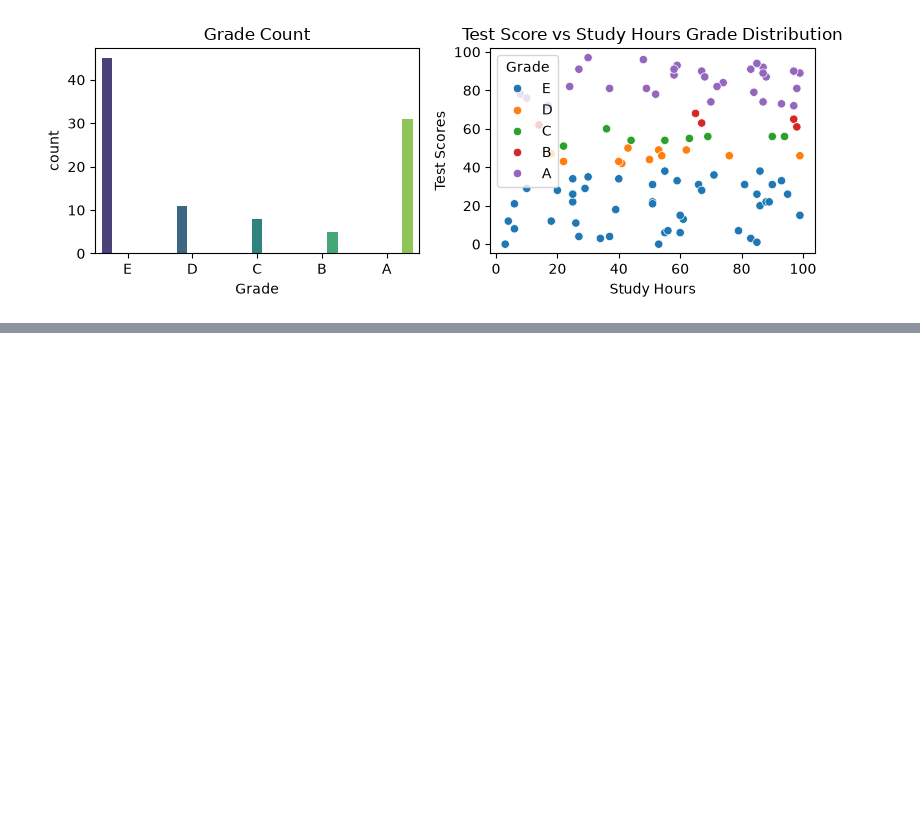
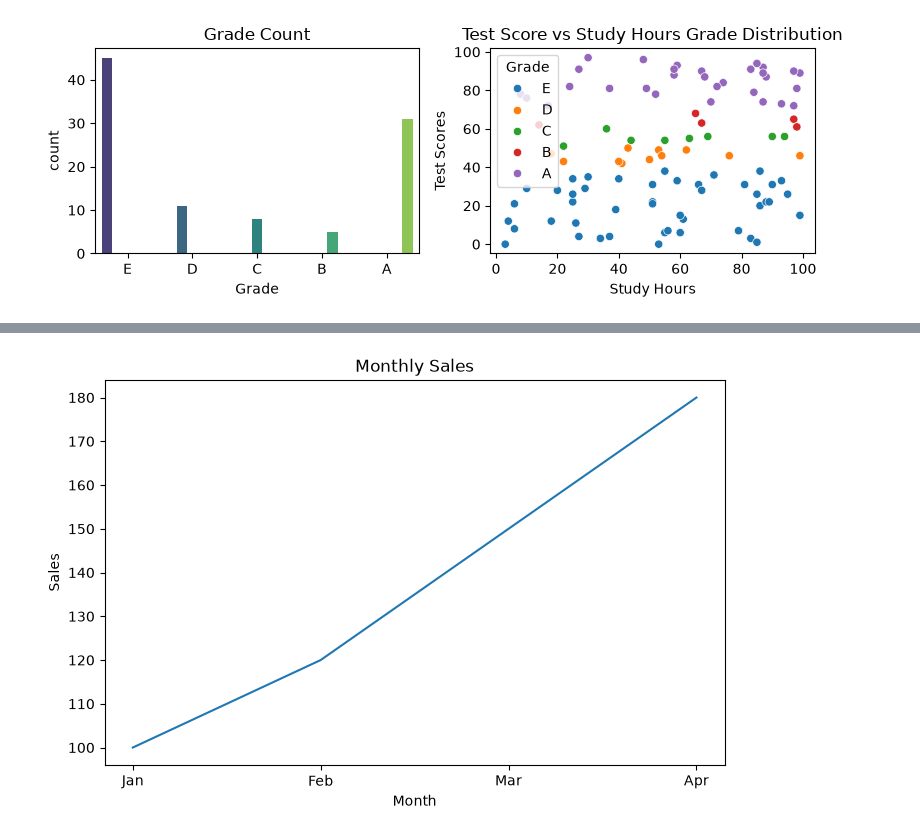
Before and after one commit to geff-ghost/notebooks, a Jupyter notebook: whatsapp_py/WhatsAppJourney.ipynb, the cells around one changed output, grey strips where cells are left out. Drawn from its saved outputs; the diff is of its cells as text; code cells hidden in the pictures; blank space fills up the shorter version.

Commit message:
Chart Customization & Professional Visualization

```diff
--- a/whatsapp_py/WhatsAppJourney.ipynb
+++ b/whatsapp_py/WhatsAppJourney.ipynb
@@ -1862,0 +1874,17 @@ plt.show()
+# %%
+import matplotlib.pyplot as plt
+
+months = ['Jan', 'Feb', 'Mar', 'Apr']
+sales = [100, 120, 150, 180]
+
+plt.figure(figsize=(8, 5))
+
+plt.plot(months, sales)
+
+plt.title('Monthly Sales')
+plt.xlabel('Month')
+plt.ylabel('Sales')
+
+plt.show()
+# %% [output]
+[figure, added]
```
Also changed, not shown: parts of 15 cells of this notebook, 1 other file.
